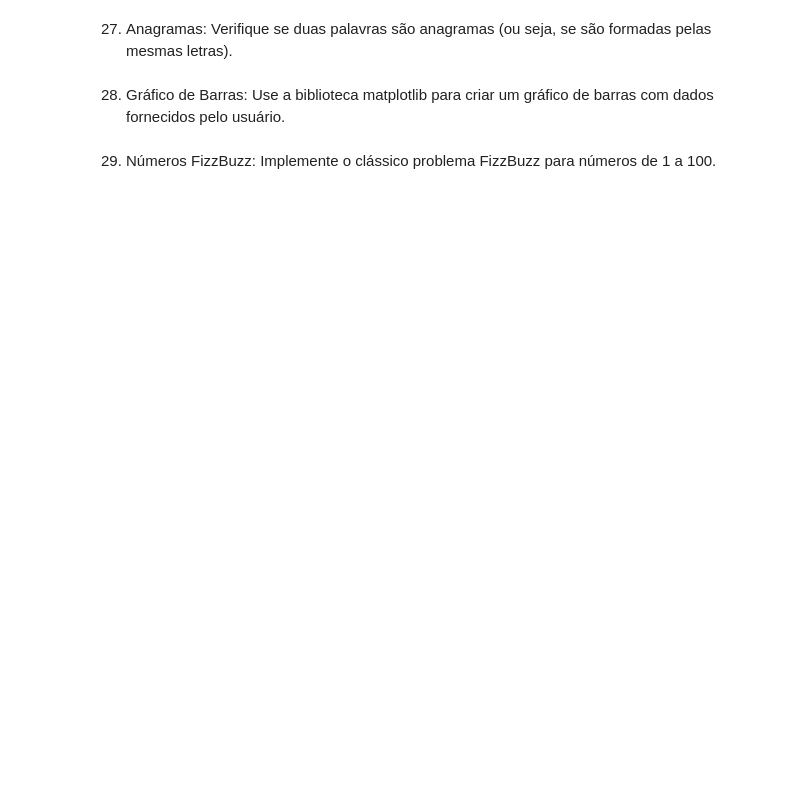
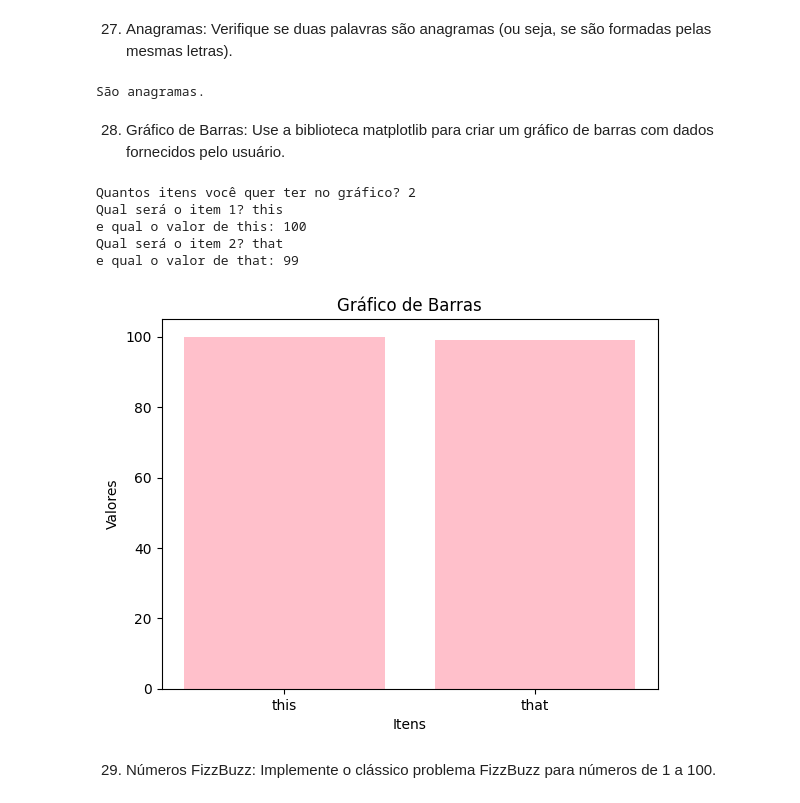
Before and after one commit to brunaquignoli/InteligenciaArtificialUMC, a Jupyter notebook: Exercícios_Python_BrunaDias6BNoite.ipynb, the cells around one changed output. Cells and saved outputs as stored; diff of their text form; code cells hidden in the pictures; blank space fills up the shorter version.

```diff
--- a/Exercícios_Python_BrunaDias6BNoite.ipynb
+++ b/Exercícios_Python_BrunaDias6BNoite.ipynb
@@ -372,8 +425,43 @@ multiplicação e divisão.
 # %% [markdown]
 27. Anagramas: Verifique se duas palavras são anagramas (ou seja, se são formadas
 pelas mesmas letras).
+# %%
+palavra1 = "amor"
+palavra2 = "roma"
+if sorted(palavra1) == sorted(palavra2):
+    print("São anagramas.")
+else:
+    print("Não são anagramas.")
+# %% [output]
+São anagramas.
 # %% [markdown]
 28. Gráfico de Barras: Use a biblioteca matplotlib para criar um gráfico de barras com
 dados fornecidos pelo usuário.
+# %%
+import matplotlib.pyplot as plt
+
+quantidade = int(input("Quantos itens você quer ter no gráfico? "))
+
+categorias = []
+valores = []
+
+for i in range(quantidade):
+    categoria = input(f"Qual será o item {i + 1}? ")
+    valor = int(input(f"e qual o valor de {categoria}: "))
+    categorias.append(categoria)
+    valores.append(valor)
+
+plt.bar(categorias, valores, color="pink")
+plt.title("Gráfico de Barras")
+plt.xlabel("Itens")
+plt.ylabel("Valores")
+plt.show()
+# %% [output]
+Quantos itens você quer ter no gráfico? 2
+Qual será o item 1? this
+e qual o valor de this: 100
+Qual será o item 2? that
+e qual o valor de that: 99
+[figure, added]
 # %% [markdown]
 29. Números FizzBuzz: Implemente o clássico problema FizzBuzz para números de 1 a 100.
```
Also changed, not shown: parts of 22 cells of this notebook.
